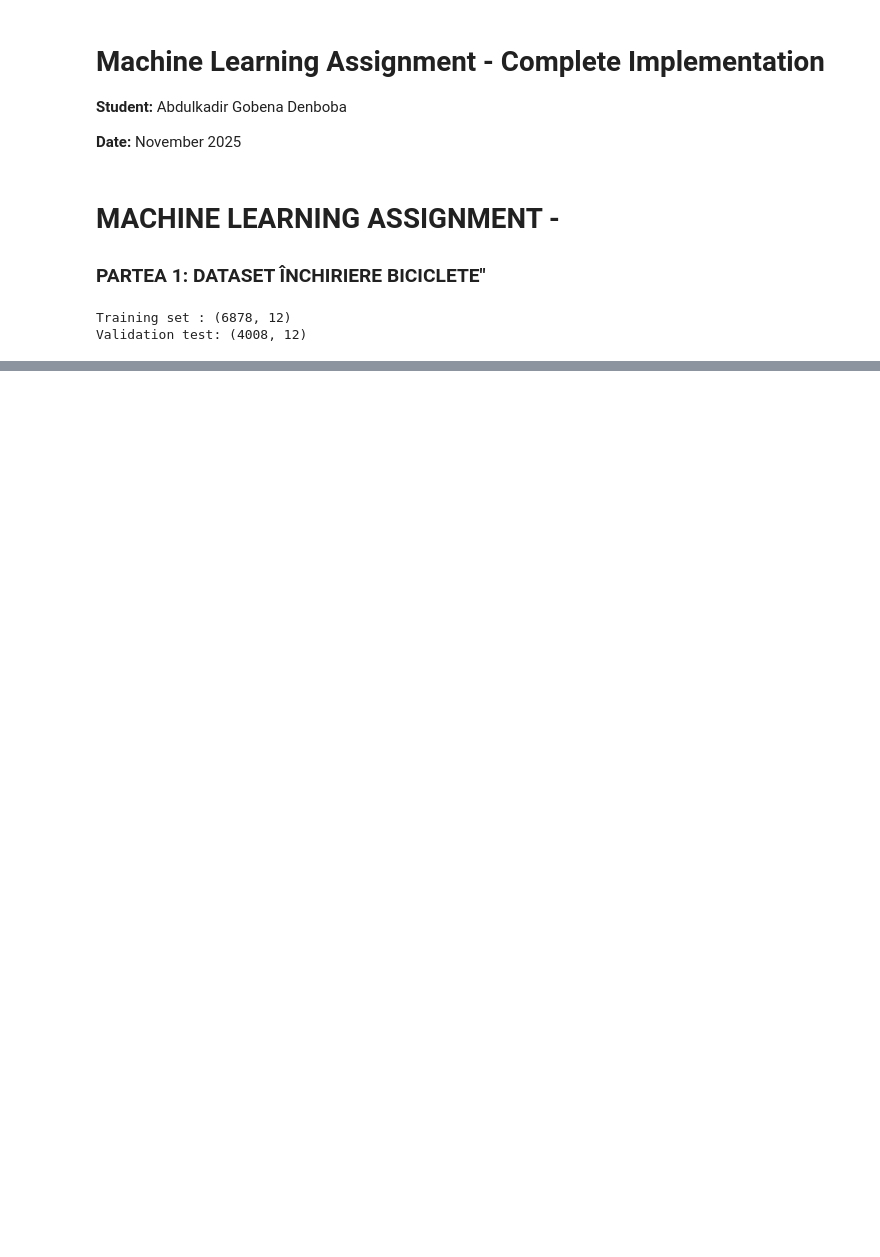
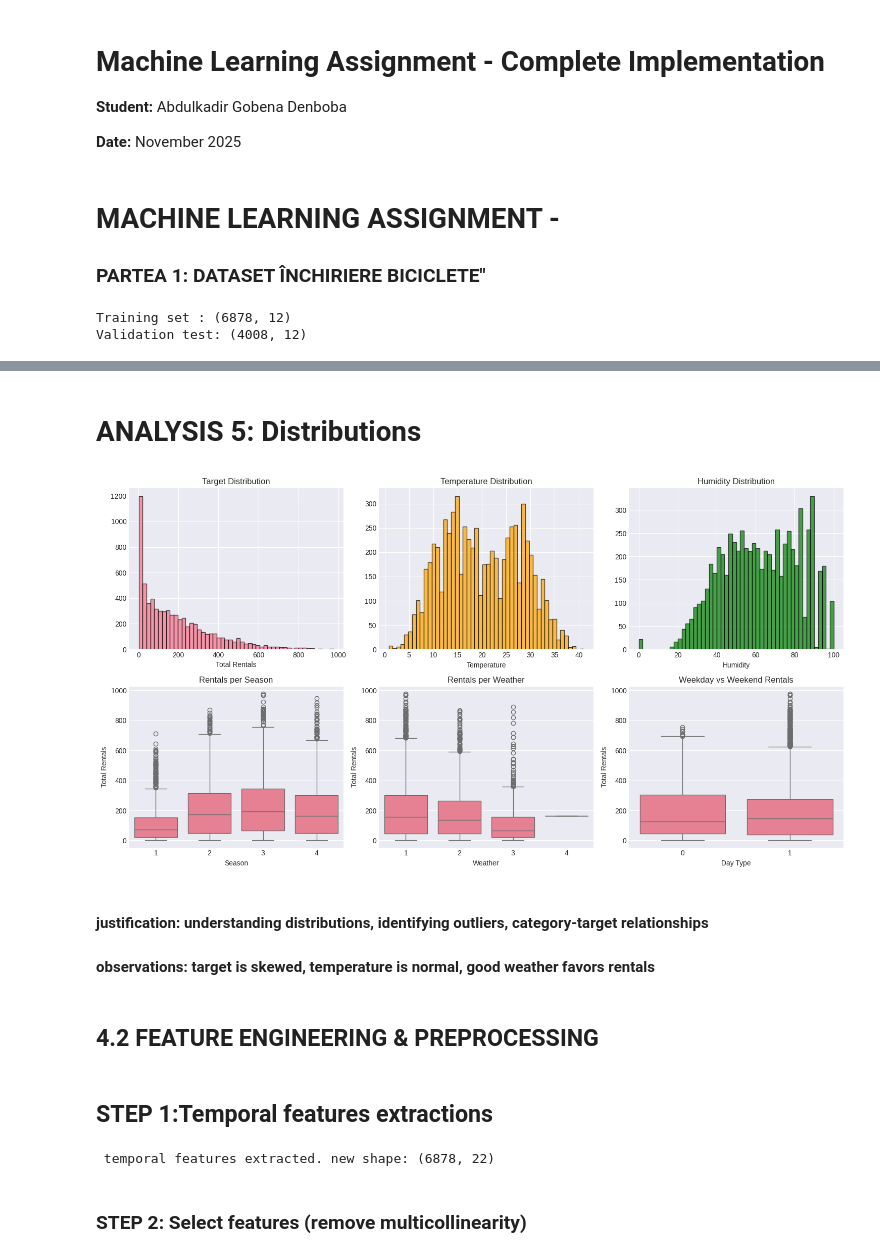
Before and after one commit to denboba/Machine-Learning, a Jupyter notebook: tema/tema1_abdulkadir gobena-denboba.ipynb, the cells around one changed output, grey strips where cells are left out. Drawn from its saved outputs; the diff is of its cells as text; code cells hidden in the pictures; blank space fills up the shorter version.

```diff
--- a/tema/tema1_abdulkadir gobena-denboba.ipynb
+++ b/tema/tema1_abdulkadir gobena-denboba.ipynb
@@ -47,0 +176,79 @@ Validation test: (4008, 12)
+# %% [markdown]
+# ANALYSIS 5: Distributions
+# %%
+fig, axes = plt.subplots(2, 3, figsize=(15, 8))
+
+# histogram of target
+axes[0, 0].hist(df_train_bike['total'], bins=50, edgecolor='black', alpha=0.7)
+axes[0, 0].set_title('Target Distribution')
+axes[0, 0].set_xlabel('Total Rentals')
+
+# histogram of temperature
+axes[0, 1].hist(df_train_bike['temperatura'], bins=50, edgecolor='black', alpha=0.7, color='orange')
+axes[0, 1].set_title('Temperature Distribution')
+axes[0, 1].set_xlabel('Temperature')
+
+# histogram of humidity
+axes[0, 2].hist(df_train_bike['umiditate'], bins=50, edgecolor='black', alpha=0.7, color='green')
+axes[0, 2].set_title('Humidity Distribution')
+axes[0, 2].set_xlabel('Humidity')
+
+# boxplot: rentals per season
+sns.boxplot(data=df_train_bike, x='sezon', y='total', ax=axes[1, 0])
+axes[1, 0].set_title('Rentals per Season')
+axes[1, 0].set_xlabel('Season')
+axes[1, 0].set_ylabel('Total Rentals')
+
+# boxplot: rentals per weather
+sns.boxplot(data=df_train_bike, x='vreme', y='total', ax=axes[1, 1])
+axes[1, 1].set_title('Rentals per Weather')
+axes[1, 1].set_xlabel('Weather')
+axes[1, 1].set_ylabel('Total Rentals')
+
+# boxplot: weekday vs weekend rentals
+sns.boxplot(data=df_train_bike, x='zi_lucratoare', y='total', ax=axes[1, 2])
+axes[1, 2].set_title('Weekday vs Weekend Rentals')
+axes[1, 2].set_xlabel('Day Type')
+axes[1, 2].set_ylabel('Total Rentals')
+
+plt.tight_layout()
+plt.show()
+# %% [output]
+[figure, added]
+# %% [markdown]
+#### justification: understanding distributions, identifying outliers, category-target relationships
+#### observations: target is skewed, temperature is normal, good weather favors rentals
+# %% [markdown]
+## 4.2 FEATURE ENGINEERING & PREPROCESSING
+# %% [markdown]
+## STEP 1:Temporal features extractions
+# %%
+
+def extract_time_features(df):
+    """Extract temporal features from datetime column"""
+    df = df.copy()
+    df['ora'] = df['data_ora'].dt.hour
+    df['zi_luna'] = df['data_ora'].dt.day
+    df['luna'] = df['data_ora'].dt.month
+    df['zi_saptamana'] = df['data_ora'].dt.dayofweek
+    df['este_weekend'] = df['zi_saptamana'].isin([5, 6]).astype(int)
+    df['trimestru'] = df['data_ora'].dt.quarter
+
+    # Cyclic features (sin/cos transformation)
+    df['ora_sin'] = np.sin(2 * np.pi * df['ora'] / 24)
+    df['ora_cos'] = np.cos(2 * np.pi * df['ora'] / 24)
+    df['luna_sin'] = np.sin(2 * np.pi * df['luna'] / 12)
+    df['luna_cos'] = np.cos(2 * np.pi * df['luna'] / 12)
+
+    return df
+df_train_bike = extract_time_features(df_train_bike)
+df_test_bike = extract_time_features(df_test_bike)
+print(f" temporal features extracted. new shape: {df_train_bike.shape}")
+#  justification:
+# - clear temporal patterns observed in EDA
+# - cyclic features (sin/cos) for hour and month: hour 23 and 0 are consecutive
+# - is_weekend captures different behavior
+# %% [output]
+ temporal features extracted. new shape: (6878, 22)
+# %% [markdown]
+### STEP 2: Select features (remove multicollinearity)
```
Also changed, not shown: parts of 63 cells of this notebook.
